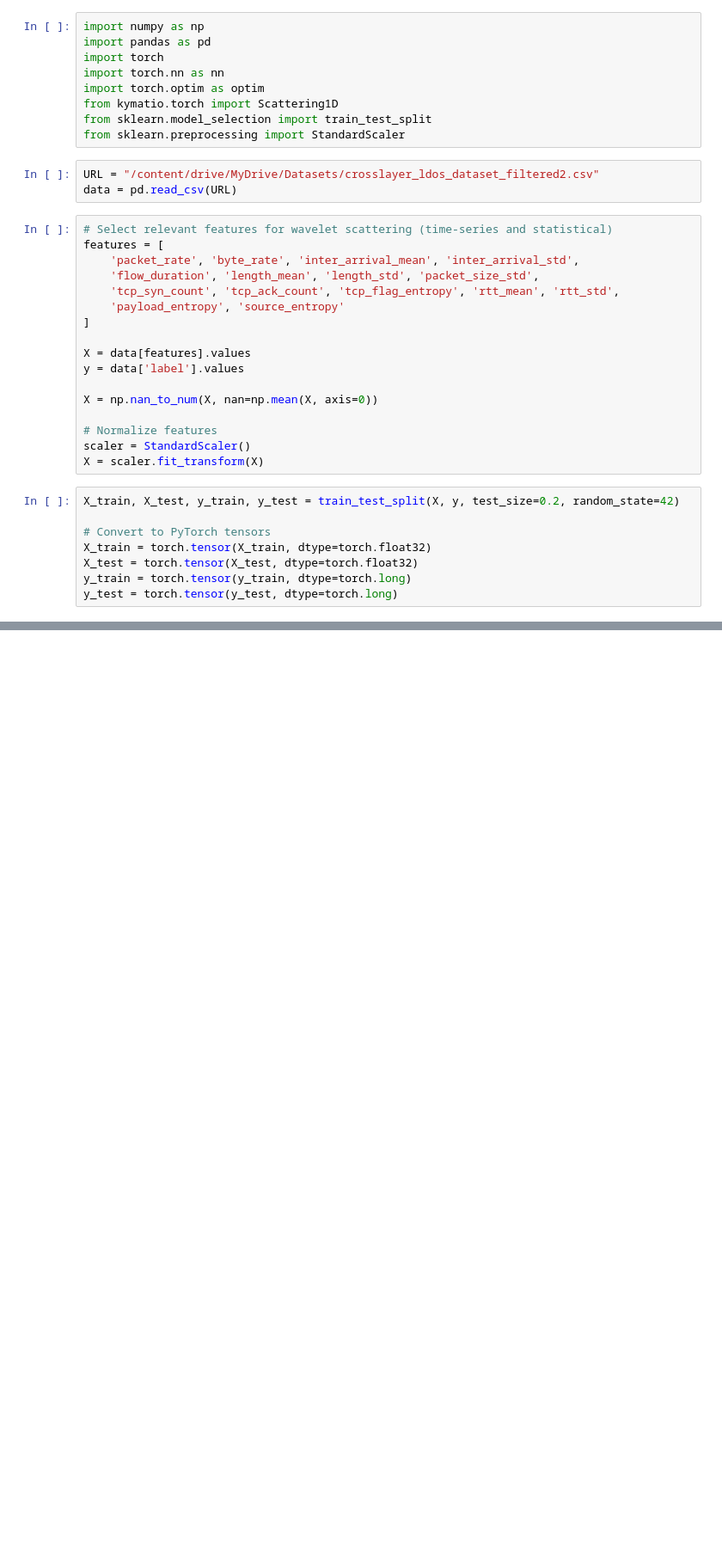
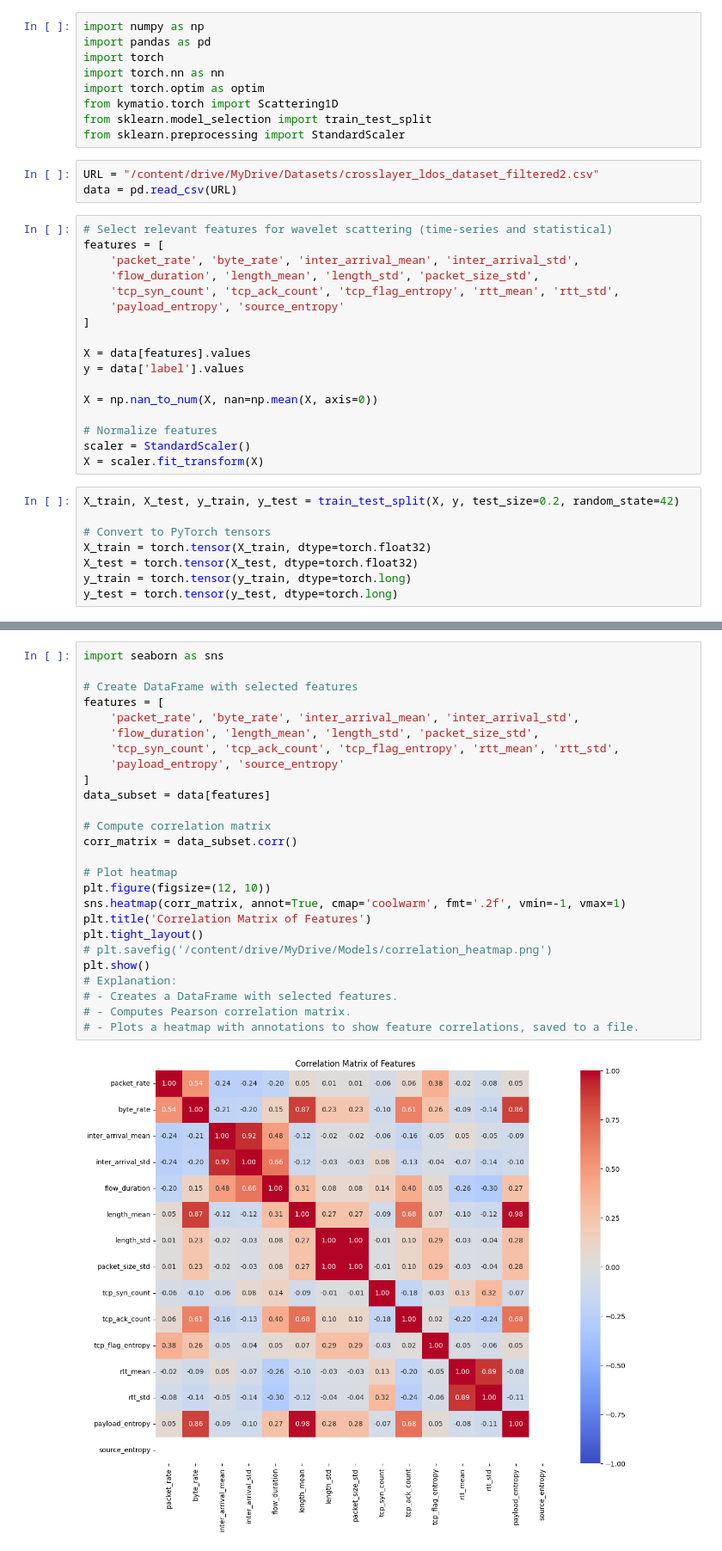
Before and after one commit to Munazza-Farees/NITW-SIP2025-Project, a Jupyter notebook: WS_GTC_FL_2.ipynb, the cells around one changed output, grey strips where cells are left out. Shown at 86% size. Cells and saved outputs as stored; diff of their text form; blank space fills up the shorter version.

```diff
--- a/WS_GTC_FL_2.ipynb
+++ b/WS_GTC_FL_2.ipynb
@@ -148,0 +271,28 @@ Test Accuracy: 96.36%
+# %%
+import seaborn as sns
+
+# Create DataFrame with selected features
+features = [
+    'packet_rate', 'byte_rate', 'inter_arrival_mean', 'inter_arrival_std',
+    'flow_duration', 'length_mean', 'length_std', 'packet_size_std',
+    'tcp_syn_count', 'tcp_ack_count', 'tcp_flag_entropy', 'rtt_mean', 'rtt_std',
+    'payload_entropy', 'source_entropy'
+]
+data_subset = data[features]
+
+# Compute correlation matrix
+corr_matrix = data_subset.corr()
+
+# Plot heatmap
+plt.figure(figsize=(12, 10))
+sns.heatmap(corr_matrix, annot=True, cmap='coolwarm', fmt='.2f', vmin=-1, vmax=1)
+plt.title('Correlation Matrix of Features')
+plt.tight_layout()
+# plt.savefig('/content/drive/MyDrive/Models/correlation_heatmap.png')
+plt.show()
+# Explanation:
+# - Creates a DataFrame with selected features.
+# - Computes Pearson correlation matrix.
+# - Plots a heatmap with annotations to show feature correlations, saved to a file.
+# %% [output]
+[figure, added]
```
Also changed, not shown: parts of 8 cells of this notebook.
